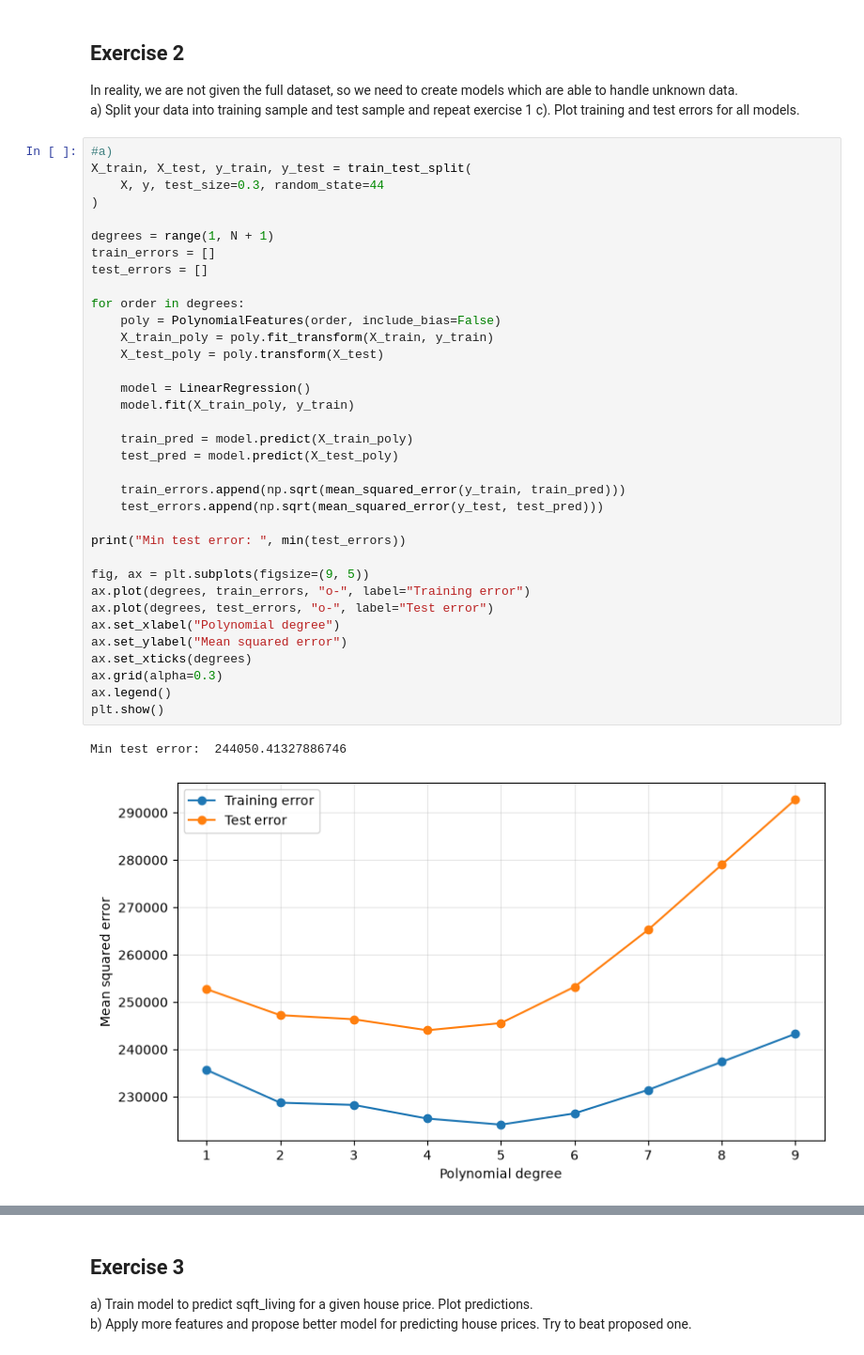
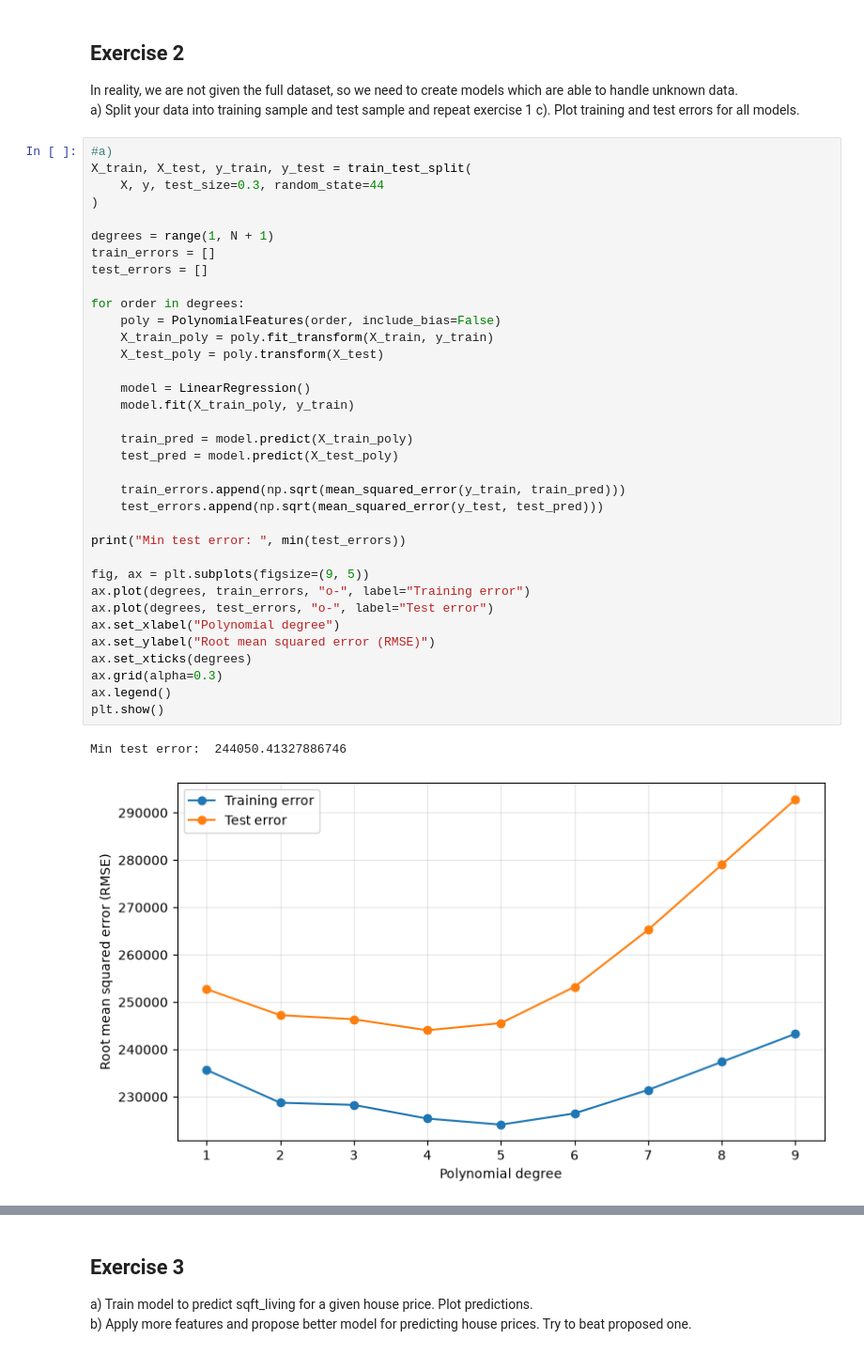
Before and after one commit to mwojtyna/uj, a Jupyter notebook: data-science/3_Assignment_Regression_primer.ipynb, the cells around one changed output, grey strips where cells are left out. Shown at 94% size. Drawn from its saved outputs; the diff is of its cells as text.

```diff
--- a/data-science/3_Assignment_Regression_primer.ipynb
+++ b/data-science/3_Assignment_Regression_primer.ipynb
@@ -89,32 +88,32 @@ X_train, X_test, y_train, y_test = train_test_split(
 degrees = range(1, N + 1)
 train_errors = []
 test_errors = []
 
 for order in degrees:
     poly = PolynomialFeatures(order, include_bias=False)
     X_train_poly = poly.fit_transform(X_train, y_train)
     X_test_poly = poly.transform(X_test)
 
     model = LinearRegression()
     model.fit(X_train_poly, y_train)
 
     train_pred = model.predict(X_train_poly)
     test_pred = model.predict(X_test_poly)
 
     train_errors.append(np.sqrt(mean_squared_error(y_train, train_pred)))
     test_errors.append(np.sqrt(mean_squared_error(y_test, test_pred)))
 
 print("Min test error: ", min(test_errors))
 
 fig, ax = plt.subplots(figsize=(9, 5))
 ax.plot(degrees, train_errors, "o-", label="Training error")
 ax.plot(degrees, test_errors, "o-", label="Test error")
 ax.set_xlabel("Polynomial degree")
-ax.set_ylabel("Mean squared error")
+ax.set_ylabel("Root mean squared error (RMSE)")
 ax.set_xticks(degrees)
 ax.grid(alpha=0.3)
 ax.legend()
 plt.show()
 # %% [output]
 Min test error:  244050.41327886746
-[figure, old version]
+[figure, new version]
```
Also changed, not shown: parts of 8 cells of this notebook.
